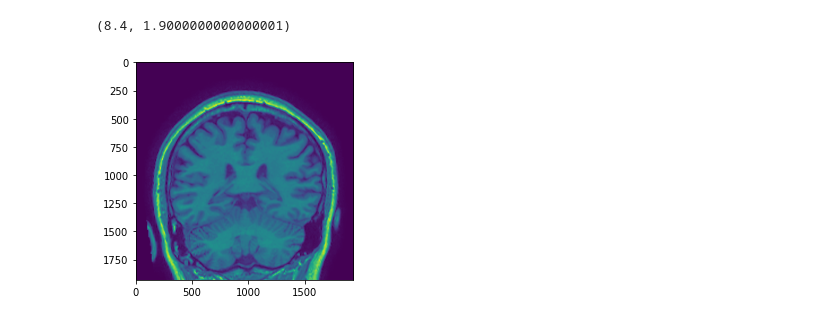
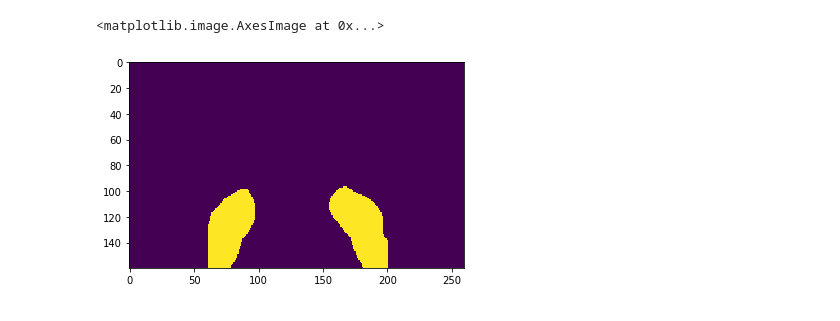
Before and after one commit to ChanceAroundYou/MPRI, a Jupyter notebook: Untitled.ipynb, the cells around one changed output. Drawn from its saved outputs; the diff is of its cells as text; code cells hidden in the pictures.

Commit message:
add image

```diff
--- a/Untitled.ipynb
+++ b/Untitled.ipynb
@@ -68,67 +29,42 @@ process.third_stage.run(img_nii, label_nii, r_quad, mid, ang)
 # %%
 # ang += np.deg2rad(8)
 # r_quad = process.first_stage.get_rotated_quad_seg_point(r_quad, mid_label.shape, np.deg2rad(8))
 img_nii.rotate(ang)
 label_nii.rotate(ang)
-
-plt.imshow(process.add_points(img_nii.get_slice(mid, dim=2), r_quad, 2))
+# plt.figure(figsize=(10, 10))
+# plt.imshow(process.add_points(img_nii.get_slice(mid, dim=2), r_quad, 2))
 
 size = 10
-resized, center_y, center_x = get_scp_num(img_nii, r_quad, mid, size)
+resized, center_y, center_x = process.third_stage.get_scp_slice(img_nii, r_quad, mid, size)
 
 # img = img_nii.get_slice(num, dim=1)
 # size = 10
 # ori_shape = img.shape
 # resize_shape = tuple(map(lambda x: x*size, ori_shape))
 # resized = cv2.resize(img, resize_shape, interpolation=cv2.INTER_CUBIC)
-plt.imshow(resized)
+# plt.figure(figsize=(10, 10))
+# plt.imshow(resized)
+# plt.imshow(img_nii.get_slice(r_quad[1], dim=1))
 
-part_img = resized[center_y-10:center_y+120, center_x-120:center_x+120]
+box = [-10, 150, -130, 130]
+part_img = resized[center_y+box[0]:center_y+box[1], center_x+box[2]:center_x+box[3]]
 # cl_img = process.get_clahe_image(part_img, 0.03, 8, 8)
 # ot = process.get_otsu(cl_img)
 # plt.imshow(cl_img)
 ot = process.get_otsu(part_img)
 mask = process.get_bin_image(part_img, ot*1.26)
 # plt.imshow(mask)
 
 _, label, stats, centers = cv2.connectedComponentsWithStats(mask, connectivity=4)
 
-buttom_components = [(num, stat) for num, stat in enumerate(stats) if stat[1]+stat[3] > 100 and num > 0]
+buttom_components = [
+    (num, stat) for num, stat in enumerate(stats)
+    if stat[1]+stat[3] > 130 and num > 0 and (110 <stat[0] < 180 or 80 < stat[0]+stat[2] < 150)]
 scp_components = sorted(buttom_components, key=lambda x: x[1][4], reverse=True)
-scp_0 = clear_scp((label==scp_components[0][0]).astype(np.uint8))
-scp_1 = clear_scp((label==scp_components[1][0]).astype(np.uint8))
+scp_0 = process.third_stage.get_clear_scp((label==scp_components[0][0]).astype(np.uint8))
+scp_1 = process.third_stage.get_clear_scp((label==scp_components[1][0]).astype(np.uint8))
 scp_img = scp_0 + scp_1
-# plt.imshow(scp_img)
-
-# _, cont_0, _ = cv2.findContours(scp_0, cv2.RETR_TREE, cv2.CHAIN_APPROX_SIMPLE)
-# _, cont_1, _ = cv2.findContours(scp_1, cv2.RETR_TREE, cv2.CHAIN_APPROX_SIMPLE)
-# # ellipse_param_0 = cv2.fitEllipse(np.fliplr(np.stack(np.where(label==scp_components[0][0]), axis=1)))
-# # ellipse_param_1 = cv2.fitEllipse(np.fliplr(np.stack(np.where(label==scp_components[1][0]), axis=1)))
-# ellipse_param_0 = cv2.fitEllipse(cont_0[0])
-# ellipse_param_1 = cv2.fitEllipse(cont_1[0])
-
-# part_img_c = part_img.copy()
-# part_img_c = cv2.ellipse(part_img_c, ellipse_param_0, int(part_img_c.min()))
-# part_img_c = cv2.ellipse(part_img_c, ellipse_param_1, int(part_img_c.min()))
-
-# scp_img_c = scp_img.astype(np.uint8)
-# scp_img_c = cv2.ellipse(scp_img_c, ellipse_param_0, 2)
-# scp_img_c = cv2.ellipse(scp_img_c, ellipse_param_1, 3)
-
-scp_angle_0 = process.first_stage.get_img_angle(scp_0)
-scp_angle_1 = process.first_stage.get_img_angle(scp_1)
-r_scp_0 = scipy_rotate(scp_0, np.rad2deg(scp_angle_0), reshape=True)
-r_scp_1 = scipy_rotate(scp_1, np.rad2deg(scp_angle_1), reshape=True)
-plt.figure(figsize=(20, 10))
-plt.subplot(221)
-plt.imshow(part_img)
-plt.subplot(222)
-plt.imshow(mask)
-plt.subplot(223)
-plt.imshow(r_scp_0)
-plt.subplot(224)
-plt.imshow(r_scp_1)
-r_scp_0.sum(axis=1).max() / size + 0.3, r_scp_1.sum(axis=1).max() / size + 0.3
+plt.imshow(scp_img)
 # %% [output]
-(8.4, 1.9000000000000001)
+<matplotlib.image.AxesImage at 0x...>
-[figure, old version]
+[figure, new version]
```
Also changed, not shown: parts of 9 cells of this notebook, 7 other files.
